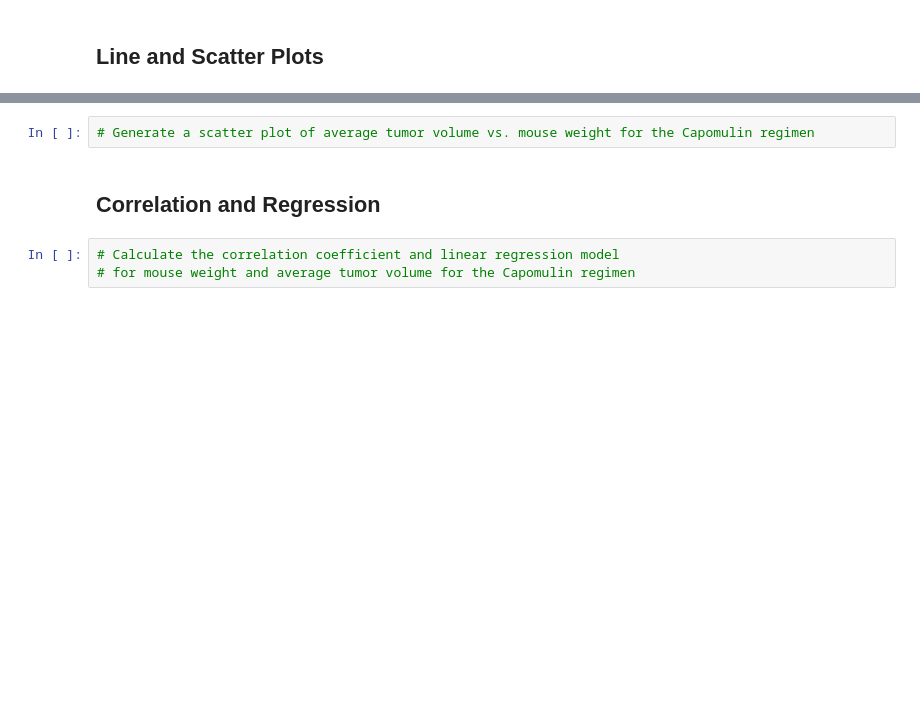
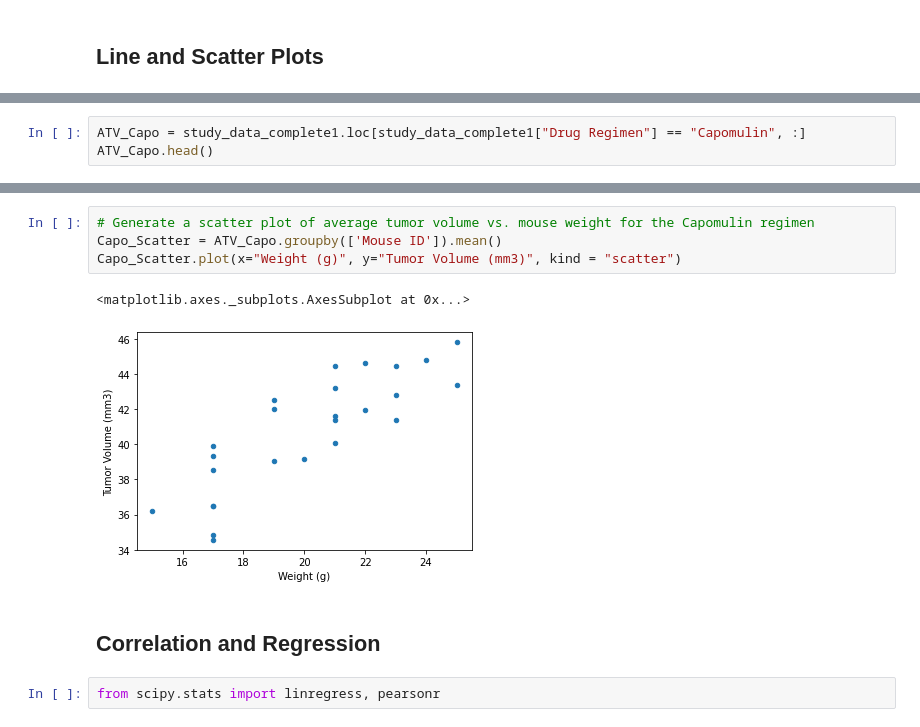
Before and after one commit to AmyWagarCinch/MatPlotLib-challenge, a Jupyter notebook: pymaceuticals_starter.ipynb, the cells around one changed output, grey strips where cells are left out. Drawn from its saved outputs; the diff is of its cells as text; blank space fills up the shorter version.

```diff
--- a/pymaceuticals_starter.ipynb
+++ b/pymaceuticals_starter.ipynb
@@ -456,0 +482,3 @@ plt.show()
+# %%
+ATV_Capo = study_data_complete1.loc[study_data_complete1["Drug Regimen"] == "Capomulin", :]
+ATV_Capo.head()
@@ -457,7 +492,11 @@ plt.show()
 # %%
 # Generate a scatter plot of average tumor volume vs. mouse weight for the Capomulin regimen
+Capo_Scatter = ATV_Capo.groupby(['Mouse ID']).mean()
+Capo_Scatter.plot(x="Weight (g)", y="Tumor Volume (mm3)", kind = "scatter")
+# %% [output]
+<matplotlib.axes._subplots.AxesSubplot at 0x...>
+[figure, added]
 # %% [markdown]
 ## Correlation and Regression
-# %%
-# Calculate the correlation coefficient and linear regression model
-# for mouse weight and average tumor volume for the Capomulin regimen
+# %%
+from scipy.stats import linregress, pearsonr
```
Also changed, not shown: parts of 4 cells of this notebook.
